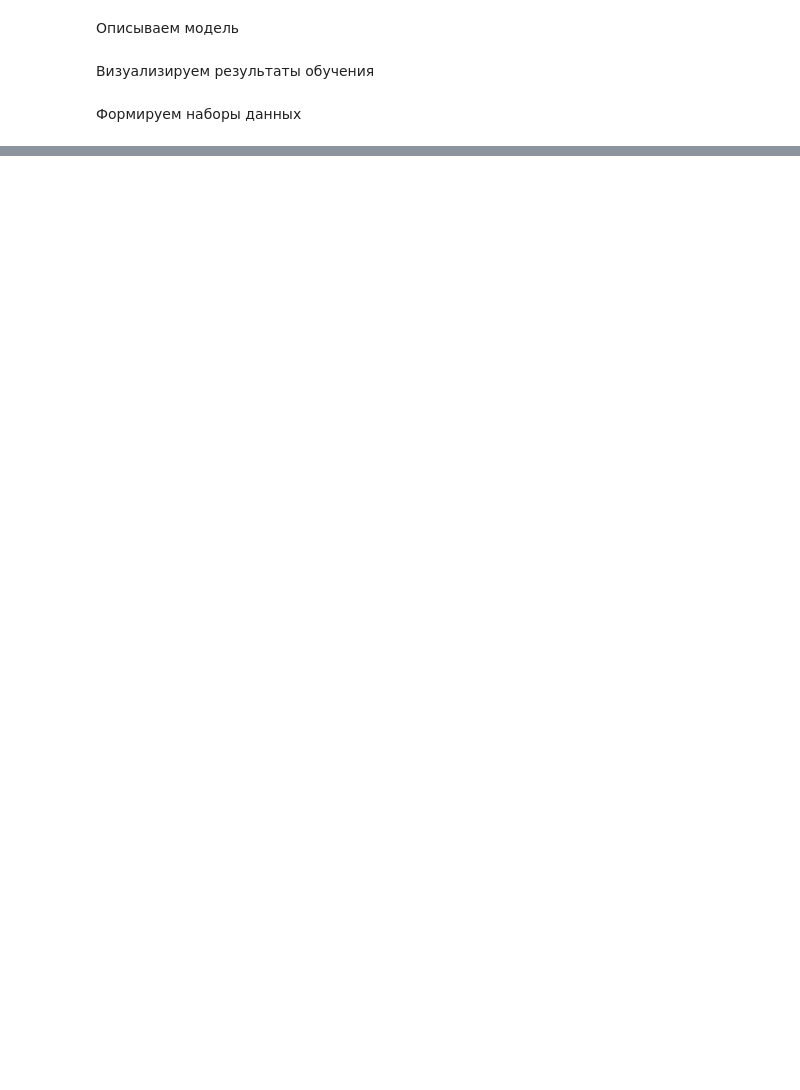
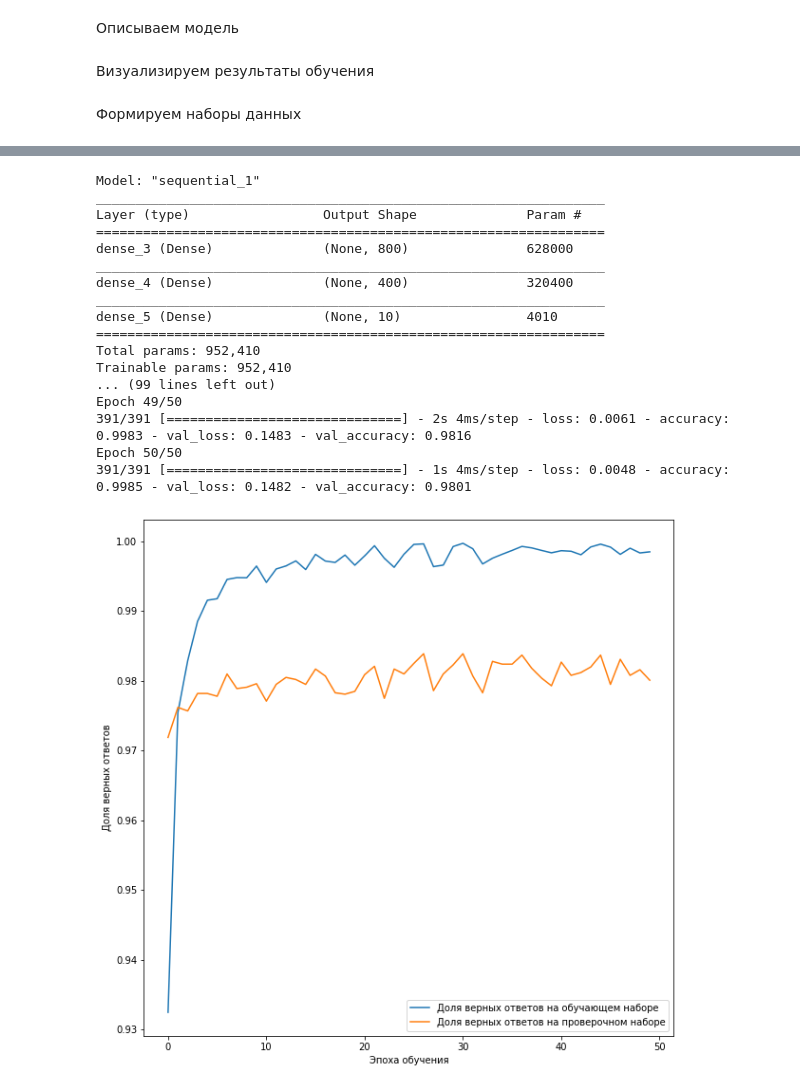
Before and after one commit to rvoljanin/neuraluniversity, a Jupyter notebook: notebooks/ai/exercise2/exercise2.ipynb, the cells around one changed output, grey strips where cells are left out. Cells and saved outputs as stored; diff of their text form; code cells hidden in the pictures; blank space fills up the shorter version.

```diff
--- a/notebooks/ai/exercise2/exercise2.ipynb
+++ b/notebooks/ai/exercise2/exercise2.ipynb
@@ -109,6 +83,0 @@ y_valid_model3 = y_train[500:]
-# %%
-model = createModel()
-
-history = model.fit(x_train_model1, y_train_model1, batch_size=128, epochs=50, verbose=1, validation_data=(x_valid_model1,y_valid_model1))
-
-printHistory(history)
@@ -137,6 +83,0 @@ Epoch 50/50
-# %%
-model = createModel()
-
-history = model.fit(x_train_model2, y_train_model2, batch_size=128, epochs=50, verbose=1, validation_data=(x_valid_model2,y_valid_model2))
-
-printHistory(history)
@@ -165,6 +83,0 @@ Epoch 50/50
-# %%
-model = createModel()
-
-history = model.fit(x_train_model3, y_train_model3, batch_size=128, epochs=50, verbose=1, validation_data=(x_valid_model3,y_valid_model3))
-
-printHistory(history)
@@ -190,0 +86,24 @@ Epoch 50/50
+# %%
+for test_sample_size in (50000,10000,500): # три модели с разным размером тестовой и валидационной базы
+    model = createModel() # создаём пустую модель
+    history = model.fit(x_train[:test_sample_size], y_train[:test_sample_size], batch_size=128, epochs=50, verbose=1, validation_data=(x_train[test_sample_size:],y_train[test_sample_size:])) # тренируем модель на тестовой выборке
+    printHistory(history) # визуализируем результаты обучения
+# %% [output]
+Model: "sequential_1"
+_________________________________________________________________
+Layer (type)                 Output Shape              Param #
+=================================================================
+dense_3 (Dense)              (None, 800)               628000
+_________________________________________________________________
+dense_4 (Dense)              (None, 400)               320400
+_________________________________________________________________
+dense_5 (Dense)              (None, 10)                4010
+=================================================================
+Total params: 952,410
+Trainable params: 952,410
+... (99 lines left out)
+Epoch 49/50
+391/391 [==============================] - 2s 4ms/step - loss: 0.0061 - accuracy: 0.9983 - val_loss: 0.1483 - val_accuracy: 0.9816
+Epoch 50/50
+391/391 [==============================] - 1s 4ms/step - loss: 0.0048 - accuracy: 0.9985 - val_loss: 0.1482 - val_accuracy: 0.9801
+[figure, added]
```
Also changed, not shown: parts of 16 cells of this notebook, 2 other files.
